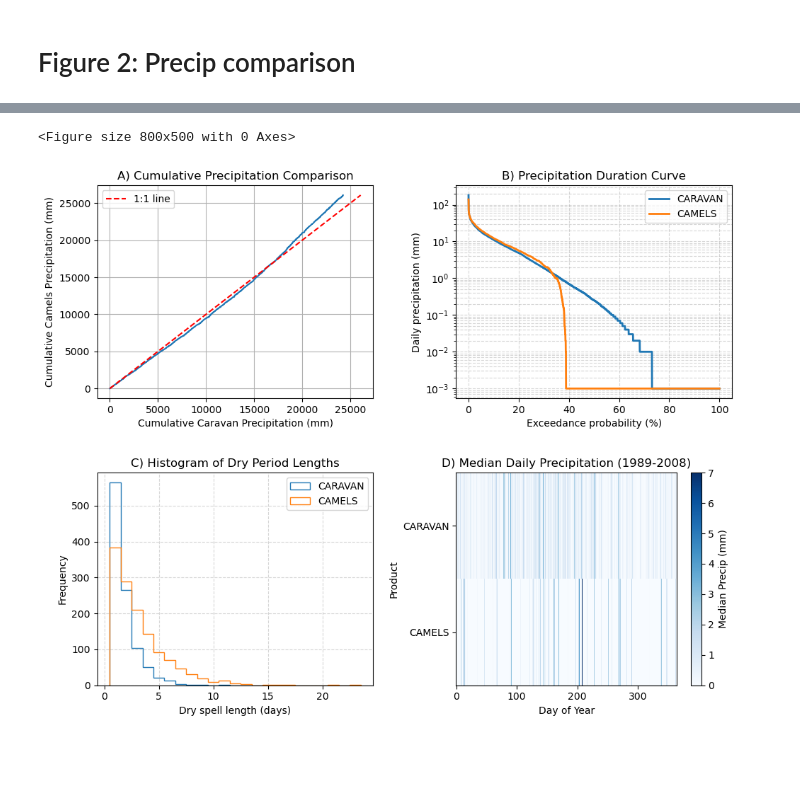
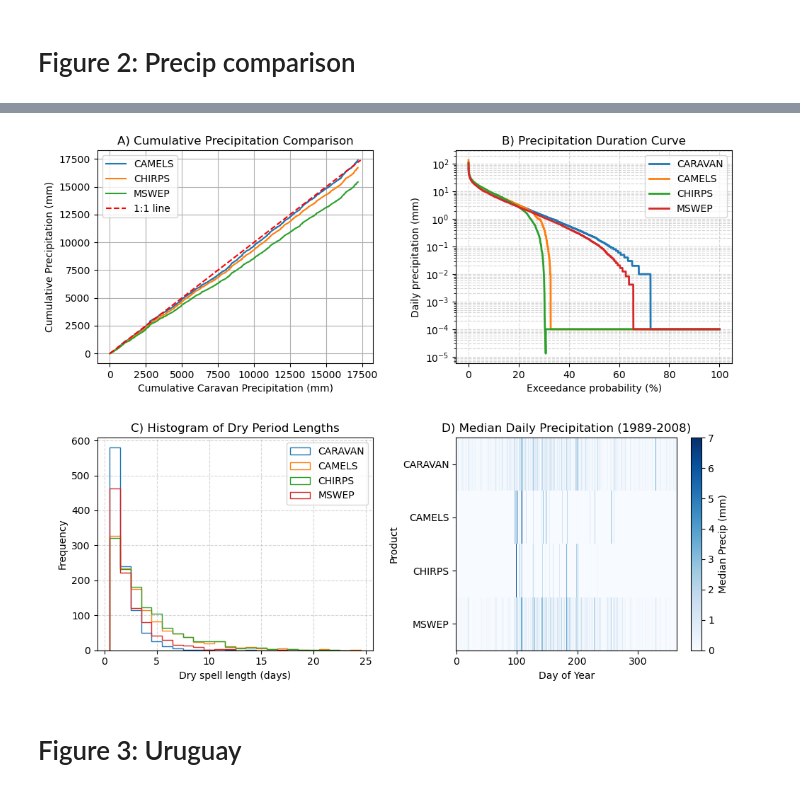
Before and after one commit to DSHydro/NeuralHydrologyAzure, a Jupyter notebook: final_runs/figures.ipynb, the cells around one changed output, grey strips where cells are left out. Cells and saved outputs as stored; diff of their text form; code cells hidden in the pictures; blank space fills up the shorter version.

Commit message:
Improving figures

```diff
--- a/final_runs/figures.ipynb
+++ b/final_runs/figures.ipynb
@@ -451,6 +686,8 @@ precip_camels_sel   = precip_camels_aligned.sel(date=slice(start_date, end_date)
 # Compute cumulative precipitation for both series
 cum_caravan = precip_caravan_sel.cumsum(dim='date').values.flatten()
 cum_camels = precip_camels_sel.cumsum(dim='date').values.flatten()
+cum_chirps = precip_chirps_sel.cumsum(dim='date').values.flatten()
+cum_mswep = precip_mswep_sel.cumsum(dim='date').values.flatten()
 
 # # Scatter plot: x = Caravan, y = UY gauge
 # plt.figure(figsize=(6,6))
@@ -502,6 +749,8 @@ pr_camels_plot   = np.where(pr_camels_sorted==0, 1e-3, pr_camels_sorted)
 # %%
 caravan_zero_count = np.sum(pr_caravan == 0.0).values
 camels_zero_count = np.sum(pr_camels == 0.0).values
+chirps_zero_count = np.sum(pr_chirps == 0.0).values
+mswep_zero_count = np.sum(pr_mswep == 0.0).values
 
 
 # --- Step 1: Define function to get consecutive zeros ---
@@ -519,17 +768,23 @@ def get_consecutive_lengths(bool_array):
 # --- Step 2: Convert to boolean arrays for both datasets ---
 dry_caravan = (pr_caravan == 0)
 dry_camels   = (pr_camels   == 0)
+dry_chirps   = (pr_chirps   == 0)
+dry_mswep    = (pr_mswep    == 0)
 
 # --- Step 3: Get consecutive zero lengths ---
 dry_lengths_caravan = get_consecutive_lengths(dry_caravan)
 dry_lengths_camels   = get_consecutive_lengths(dry_camels)
+dry_lengths_chirps   = get_consecutive_lengths(dry_chirps)
+dry_lengths_mswep    = get_consecutive_lengths(dry_mswep)
 
 # --- Step 4: Plot histograms together ---
-plt.figure(figsize=(8,5))
+# plt.figure(figsize=(8,5))
 
 max_len = max(
     dry_lengths_caravan.max(),
-    dry_lengths_camels.max()
+    dry_lengths_camels.max(),
+    dry_lengths_chirps.max(),
+    dry_lengths_mswep.max()
 )
 
 bins = np.arange(1, max_len + 2) - 0.5
@@ -543,19 +798,21 @@ bins = np.arange(1, max_len + 2) - 0.5
 # plt.legend()
 # plt.grid(True, ls='--', alpha=0.5)
 # plt.show()
-# %% [output]
-<Figure size 800x500 with 0 Axes>
 # %%
 # Extract arrays
 precip_caravan = precip_caravan_sel.values
 precip_camels = precip_camels_sel.values
+precip_chirps = precip_chirps_sel.values
+precip_mswep = precip_mswep_sel.values
 dates = pd.to_datetime(precip_caravan_sel.date.values)
 
 # Create dataframe
 df = pd.DataFrame({
     'date': dates,
     'caravan': precip_caravan,
-    'camels': precip_camels
+    'camels': precip_camels,
+    'chirps': precip_chirps,
+    'mswep': precip_mswep
 })
 
 # Extract year and day-of-year
@@ -565,29 +822,37 @@ df['doy'] = df['date'].dt.dayofyear
 # Compute median for each day-of-year (across all years)
 median_caravan = df.groupby('doy')['caravan'].median().values
 median_camels = df.groupby('doy')['camels'].median().values
+median_chirps = df.groupby('doy')['chirps'].median().values
+median_mswep = df.groupby('doy')['mswep'].median().values
 
 # Handle leap years
 if len(median_caravan) == 366:
     median_caravan = median_caravan[:365]
 if len(median_camels) == 366:
     median_camels = median_camels[:365]
+if len(median_chirps) == 366:
+    median_chirps = median_chirps[:365]
+if len(median_mswep) == 366:
+    median_mswep = median_mswep[:365]
 
 # Stack into 2D array
-all_precip = np.array([median_caravan, median_camels])
+all_precip = np.array([median_caravan, median_camels, median_chirps, median_mswep])
 # %%
 fix, ax = plt.subplots(2, 2, figsize=(10,8))
 
 # ------------- Plot 1: Cumulative Precipitation Comparison -------------
 
 # Scatter plot: x = Caravan, y = UY gauge
-ax[0,0].plot(cum_caravan, cum_camels)
+ax[0,0].plot(cum_caravan, cum_camels, label='CAMELS')
+ax[0,0].plot(cum_caravan, cum_chirps, label='CHIRPS')
+ax[0,0].plot(cum_caravan, cum_mswep, label='MSWEP')
 ax[0,0].set_xlabel('Cumulative Caravan Precipitation (mm)')
-ax[0,0].set_ylabel('Cumulative Camels Precipitation (mm)')
+ax[0,0].set_ylabel('Cumulative Precipitation (mm)')
 ax[0,0].set_title('A) Cumulative Precipitation Comparison')
 ax[0,0].grid(True)
 
 # Optional: 1:1 line to see perfect agreement
-max_val = max(cum_caravan.max(), cum_camels.max())
+max_val = max(cum_caravan.max(), cum_camels.max(), cum_chirps.max(), cum_mswep.max())
 ax[0,0].plot([0, max_val], [0, max_val], 'r--', label='1:1 line')
 ax[0,0].legend()
 
@@ -595,6 +860,8 @@ ax[0,0].legend()
 
 ax[0,1].plot(ep_caravan, pr_caravan_plot, label="CARAVAN", lw=2)
 ax[0,1].plot(ep_camels, pr_camels_plot, label="CAMELS", lw=2)
+ax[0,1].plot(ep_chirps, pr_chirps_plot, label="CHIRPS", lw=2)
+ax[0,1].plot(ep_mswep, pr_mswep_plot, label="MSWEP", lw=2)
 
 ax[0,1].set_xlabel("Exceedance probability (%)")
 ax[0,1].set_ylabel("Daily precipitation (mm)")
@@ -604,36 +871,38 @@ ax[0,1].legend()
 ax[0,1].set_title("B) Precipitation Duration Curve")
 
 # ------------- Plot 3: Histogram of Dry Period Lengths -------------
 
 ax[1,0].hist(dry_lengths_caravan, bins=bins, histtype="step", lw=2, label="CARAVAN")
 ax[1,0].hist(dry_lengths_camels,   bins=bins, histtype="step", lw=2, label="CAMELS")
+ax[1,0].hist(dry_lengths_chirps,   bins=bins, histtype="step", lw=2, label="CHIRPS")
+ax[1,0].hist(dry_lengths_mswep,    bins=bins, histtype="step", lw=2, label="MSWEP")
 
 ax[1,0].set_xlabel("Dry spell length (days)")
 ax[1,0].set_ylabel("Frequency")
 ax[1,0].set_title("C) Histogram of Dry Period Lengths")
 ax[1,0].legend()
 ax[1,0].grid(True, ls='--', alpha=0.5)
 
 
 # ------------- Plot 4: Median Seasonal Cycle -------------
 
 # CREATE HEATMAP
 im = ax[1,1].imshow(all_precip, aspect='auto', cmap='Blues',vmin=0,vmax=7, interpolation='nearest')
 
-ax[1,1].set_yticks([0, 1])
-ax[1,1].set_yticklabels(['CARAVAN', 'CAMELS'])
+ax[1,1].set_yticks([0, 1, 2, 3])
+ax[1,1].set_yticklabels(['CARAVAN', 'CAMELS','CHIRPS','MSWEP'])
 ax[1,1].set_xlabel('Day of Year')
 ax[1,1].set_ylabel('Product')
 ax[1,1].set_title('D) Median Daily Precipitation (1989-2008)')
 
 cbar = plt.colorbar(im, ax=ax[1,1])
 cbar.set_label('Median Precip (mm)')
 
 plt.tight_layout()
 plt.subplots_adjust(hspace=0.35, wspace=0.3)
 plt.show()
 # %% [output]
-[figure, old version]
+[figure, new version]
 # %%
 # # CREATE HEATMAP
 # fig, ax = plt.subplots(figsize=(20, 4))
@@ -651,3 +920,5 @@ plt.show()
 # plt.tight_layout()
 # # plt.savefig('median_heatmap.png', dpi=300, bbox_inches='tight')
 # plt.show()
+# %% [markdown]
+# Figure 3: Uruguay
```
Also changed, not shown: parts of 33 cells of this notebook.
